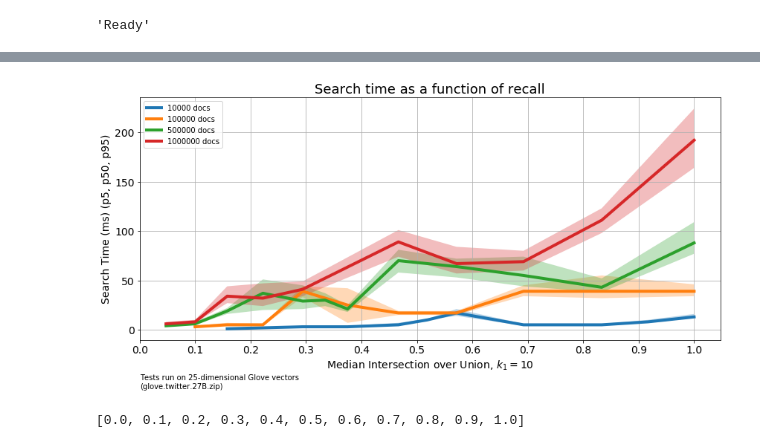
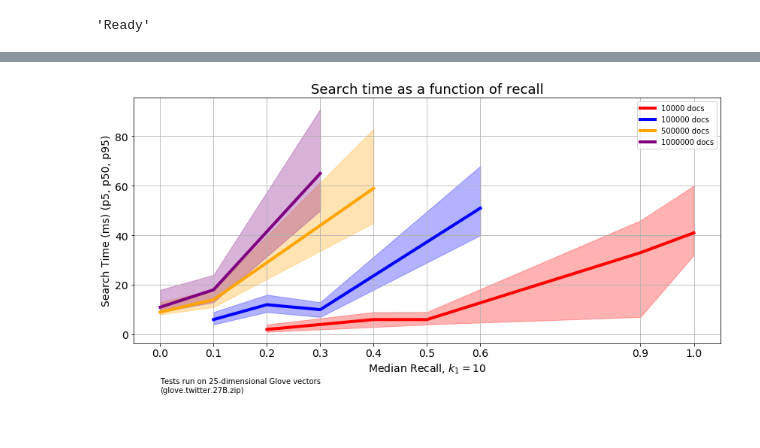
Before and after one commit to alexklibisz/elastik-nearest-neighbors, a Jupyter notebook: elasticsearch-aknn/benchmark/figures.ipynb, the cells around one changed output, grey strips where cells are left out. Cells and saved outputs as stored; diff of their text form; code cells hidden in the pictures.

Commit message:
ES - plugin documentation and computing recall instead of IOU

```diff
--- a/elasticsearch-aknn/benchmark/figures.ipynb
+++ b/elasticsearch-aknn/benchmark/figures.ipynb
@@ -70,38 +63,40 @@ for key, df_ in df.groupby(["nb_tables", "nb_bits", "k1", "k2"]):
 plt.figure(figsize=(14, 6))
 rows = []
 for row in iter_metrics():
-    row["iou50"] = np.median(row["search_ious"])
+    row["reca50"] = np.median(row["search_recalls"])
     row["time50"] = np.median(row["search_times"])
     rows.append(row)
 
 df = pd.DataFrame(rows)
 
 xticks = set([])
 
+colors = iter(["red", "blue", "orange", "purple", "cyan"])
+
 for nb_docs, df_ in df.groupby(["nb_docs"]):
     X, Y0, YM, Y1 = [], [], [], []
-    for iou50, df_ in df_.groupby(["iou50"]):
+    for iou50, df_ in df_.groupby(["reca50"]):
         df_ = df_.sort_values("time50", ascending=True)
         _, r = next(df_.iterrows())
         X.append(iou50)
         YM.append(r.time50)
         Y0.append(np.percentile(r.search_times, 5))
         Y1.append(np.percentile(r.search_times, 95))
         xticks.add(round(X[-1], 1))
-    p = plt.fill_between(X, Y0, Y1, alpha=0.3)
-    plt.plot(X, YM, label="%d docs" % nb_docs, linewidth=4)
+    c = next(colors)
+    plt.fill_between(X, Y0, Y1, alpha=0.3, color=c)
+    plt.plot(X, YM, label="%d docs" % nb_docs, linewidth=4, color=c)
 plt.legend()
 plt.title("Search time as a function of recall", size=18)
 plt.ylabel("Search Time (ms) (p5, p50, p95)", size=14)
-plt.xlabel("Median Intersection over Union, $k_1=10$", size=14)
+plt.xlabel("Median Recall, $k_1=10$", size=14)
 plt.yticks(size=14)
 plt.xticks(sorted(list(xticks)), sorted(list(xticks)), size=14)
 y0, y1 = plt.gca().get_ylim()
 h = y1 - y0
 plt.text(0.0, y0 - (h * 0.2),
          "Tests run on 25-dimensional Glove vectors \n(glove.twitter.27B.zip)")
 plt.grid(True)
 plt.show()
 # %% [output]
-[figure, old version]
+[figure, new version]
-[0.0, 0.1, 0.2, 0.3, 0.4, 0.5, 0.6, 0.7, 0.8, 0.9, 1.0]
```
Also changed, not shown: parts of 2 cells of this notebook, 8 other files.
